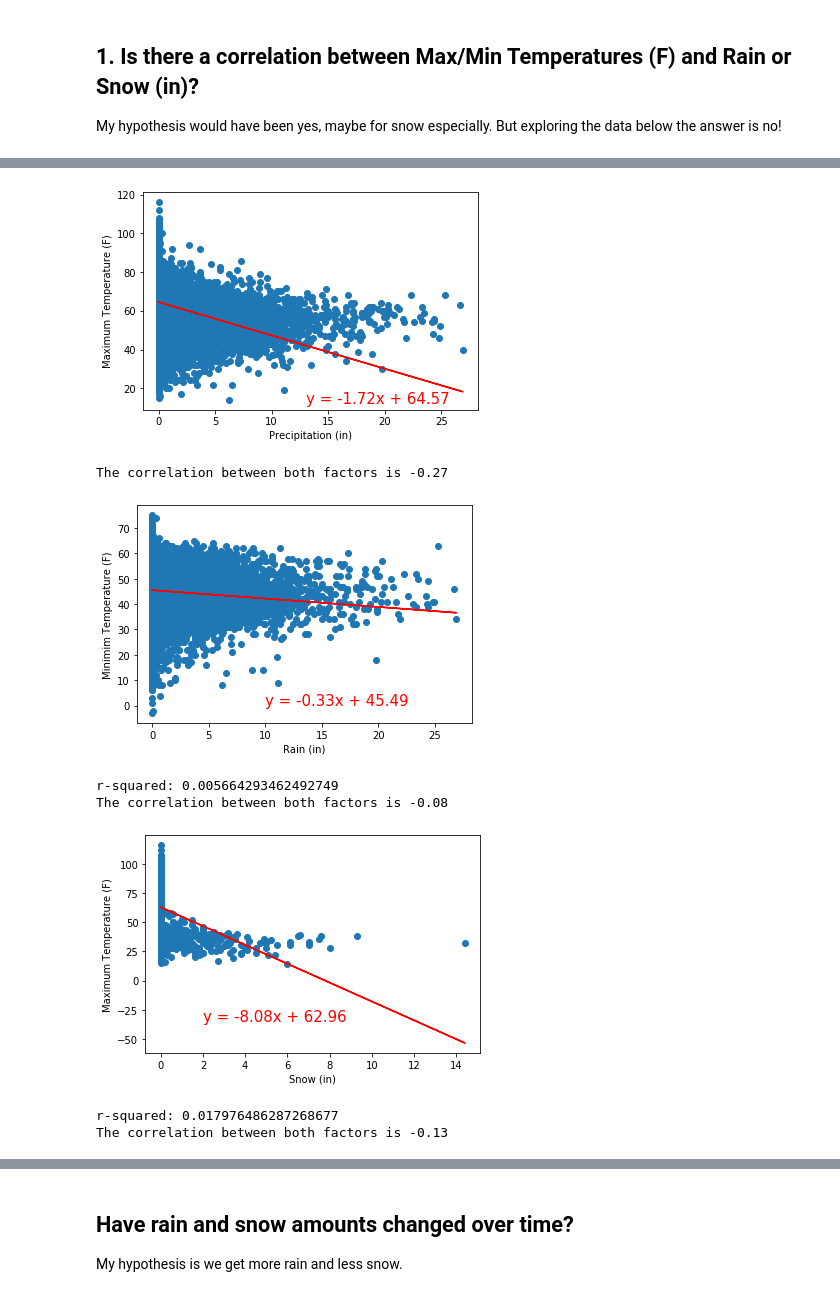
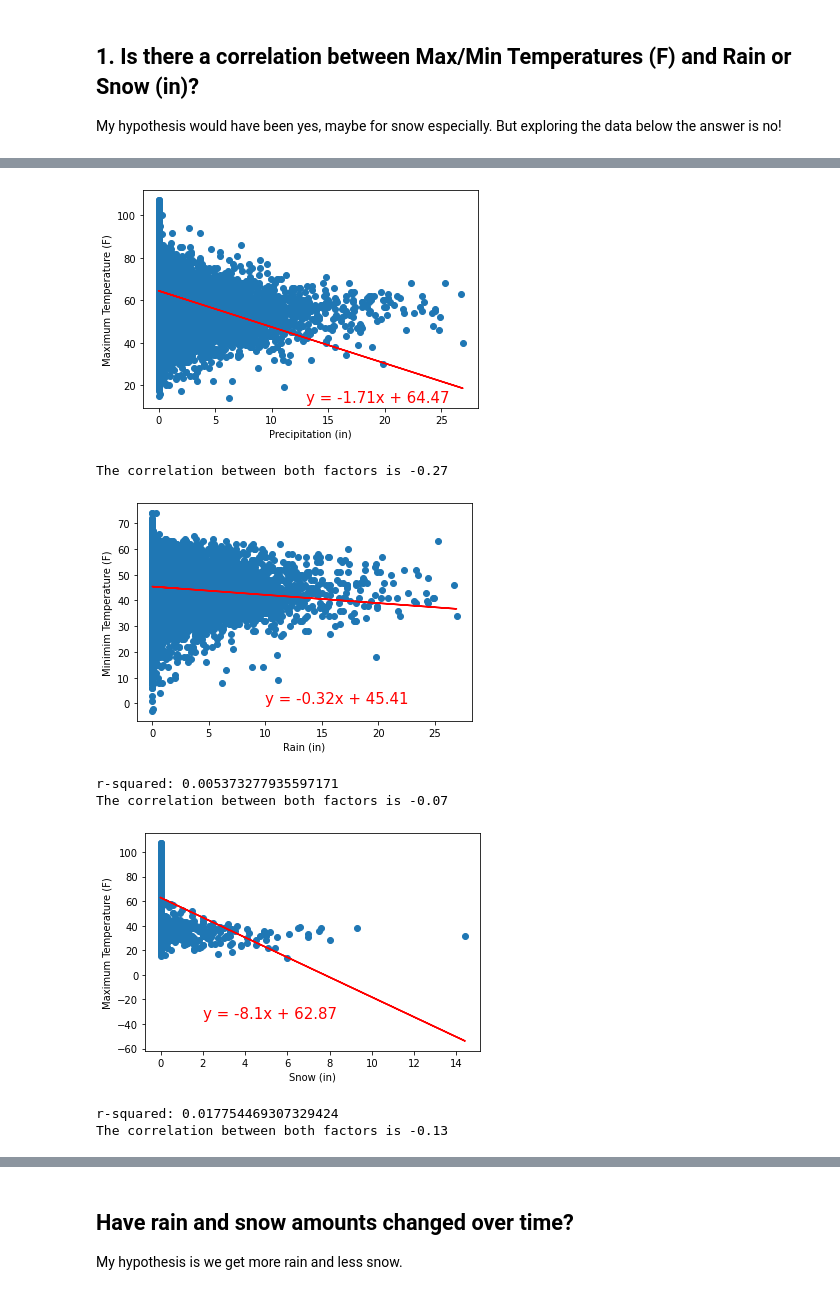
Before and after one commit to KristaJoy/PDXweather, a Jupyter notebook: pdx_weather.ipynb, the cells around one changed output, grey strips where cells are left out. Saved outputs shown, nothing was run; the diff lists cells and outputs as text; code cells hidden in the pictures.

```diff
--- a/pdx_weather.ipynb
+++ b/pdx_weather.ipynb
@@ -17,8 +21,11 @@ from scipy.stats import linregress
 # File to Load
 csv_file = "USW00024229.csv"
 
-# Read in file to pandas df
-weather_data = pd.read_csv(csv_file)
+# Create a date time format
+d_parser = lambda x: pd.datetime.strptime(x, '%Y-%m-%d')
+
+# Read in file to pandas df and convert the date
+weather_data = pd.read_csv(csv_file, parse_dates=['DATE'], date_parser=d_parser)
 
 weather_data
 # %% [output]
@@ -65,0 +57,4 @@ weather_data
+# %%
+# Limit dates to 1940 – 2020
+weather_data = weather_data.set_index(['DATE'])
+df = weather_data.loc['1940-1-1':'2020-12-31']
@@ -68,6 +74,6 @@ weather_data
 My hypothesis would have been yes, maybe for snow especially. But exploring the data below the answer is no!
 # %%
 #Drop rows missing data needed to find corrrelation stats
-corr_df = weather_data.dropna(subset=['DATE','PRCP','TMAX','TMIN','SNOW'])
+corr_df = df.dropna(subset=['PRCP','TMAX','TMIN','SNOW'])
 corr_df
 # %% [output]
@@ -97,68 +114,68 @@ print(corr_df['TMAX'].last_valid_index())
 # %%
 # RAIN & MAX TEMP — correlated?
-x = corr_df['PRCP']
-y = corr_df['TMAX']
+x1 = corr_df['PRCP']
+y1 = corr_df['TMAX']
 plt.xlabel('Precipitation (in)')
 plt.ylabel('Maximum Temperature (F)')
-(slope, intercept, rvalue, pvalue, stderr) = linregress(x, y)
-regress_values = x * slope + intercept
+(slope, intercept, rvalue, pvalue, stderr) = linregress(x1, y1)
+regress_values = x1 * slope + intercept
 line_eq = "y = " + str(round(slope,2)) + "x + " + str(round(intercept,2))
-plt.scatter(x,y)
-plt.plot(x,regress_values,"r-")
+plt.scatter(x1,y1)
+plt.plot(x1,regress_values,"r-")
 plt.annotate(line_eq,(13,12),fontsize=15,color="red")
 plt.show()
 
 
 #Pearson correlation coefficient
-correlation = st.pearsonr(x,y)
+correlation = st.pearsonr(x1,y1)
 print(f"The correlation between both factors is {round(correlation[0],2)}")
 # %% [output]
-[figure, old version]
+[figure, new version]
 The correlation between both factors is -0.27
 # %%
 # RAIN & MIN TEMP — correlated?
-x = corr_df['PRCP']
-y = corr_df['TMIN']
+x2 = corr_df['PRCP']
+y2 = corr_df['TMIN']
 plt.xlabel('Rain (in)')
 plt.ylabel('Minimim Temperature (F)')
-(slope, intercept, rvalue, pvalue, stderr) = linregress(x, y)
-regress_values = x * slope + intercept
+(slope, intercept, rvalue, pvalue, stderr) = linregress(x2, y2)
+regress_values = x2 * slope + intercept
 line_eq = "y = " + str(round(slope,2)) + "x + " + str(round(intercept,2))
-plt.scatter(x,y)
-plt.plot(x,regress_values,"r-")
+plt.scatter(x2,y2)
+plt.plot(x2,regress_values,"r-")
 plt.annotate(line_eq,(10,0),fontsize=15,color="red")
 plt.show()
 print("r-squared:", rvalue**2)
 
 
 #Pearson correlation coefficient
-correlation = st.pearsonr(x,y)
+correlation = st.pearsonr(x2,y2)
 print(f"The correlation between both factors is {round(correlation[0],2)}")
 # %% [output]
-[figure, old version]
+[figure, new version]
-r-squared: 0.005664293462492749
-The correlation between both factors is -0.08
+r-squared: 0.005373277935597171
+The correlation between both factors is -0.07
 # %%
 # SNOW & MAX TEMP — correlated?
-x_sm = corr_df['SNOW']
-y_sm = corr_df['TMAX']
+x3 = corr_df['SNOW']
+y3 = corr_df['TMAX']
 plt.xlabel('Snow (in)')
 plt.ylabel('Maximum Temperature (F)')
-(slope, intercept, rvalue, pvalue, stderr) = linregress(x_sm, y_sm)
-regress_values = x_sm * slope + intercept
+(slope, intercept, rvalue, pvalue, stderr) = linregress(x3, y3)
+regress_values = x3 * slope + intercept
 line_eq = "y = " + str(round(slope,2)) + "x + " + str(round(intercept,2))
-plt.scatter(x_sm,y_sm)
-plt.plot(x_sm,regress_values,"r-")
+plt.scatter(x3,y3)
+plt.plot(x3,regress_values,"r-")
 plt.annotate(line_eq,(2,-35),fontsize=15,color="red")
 plt.show()
 print("r-squared:", rvalue**2)
 
 #Pearson correlation coefficient
-correlation = st.pearsonr(x_sm,y_sm)
+correlation = st.pearsonr(x3,y3)
 print(f"The correlation between both factors is {round(correlation[0],2)}")
 # %% [output]
-[figure, old version]
+[figure, new version]
-r-squared: 0.017976486287268677
+r-squared: 0.017754469307329424
 The correlation between both factors is -0.13
 # %%
 # SNOW & MIN TEMP — correlated?
```
Also changed, not shown: parts of 20 cells of this notebook.
